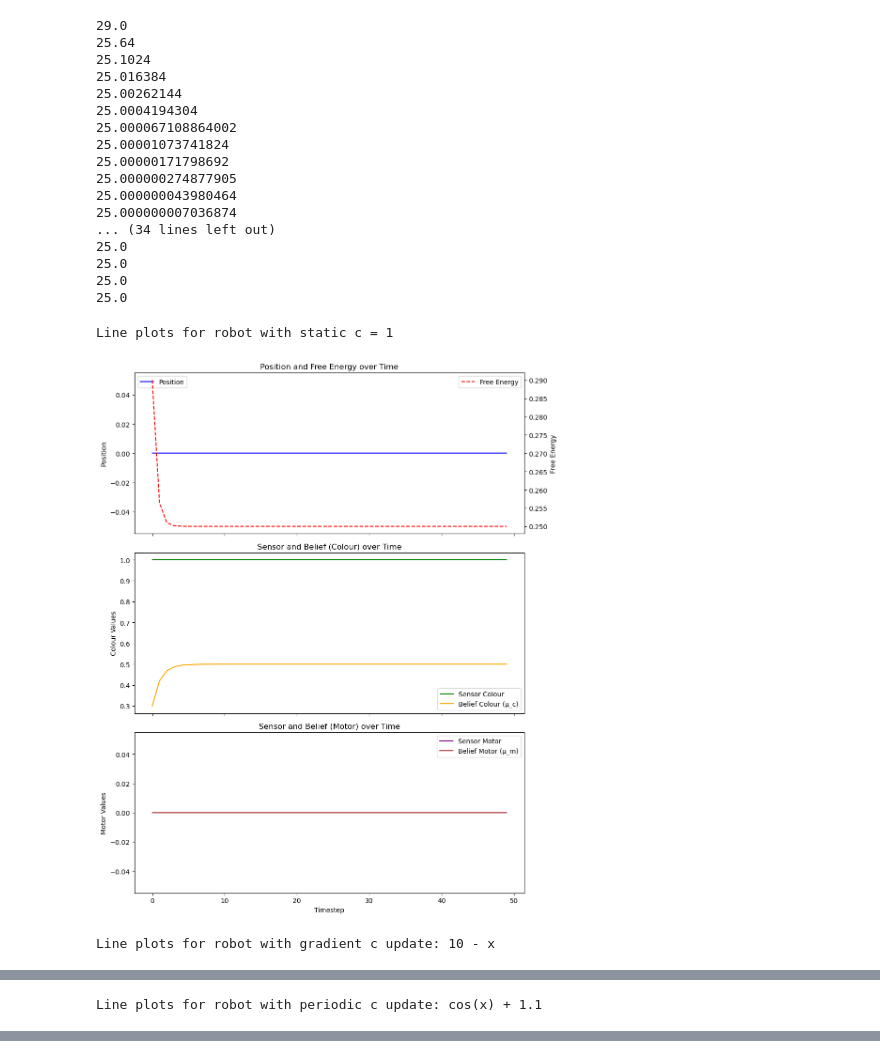
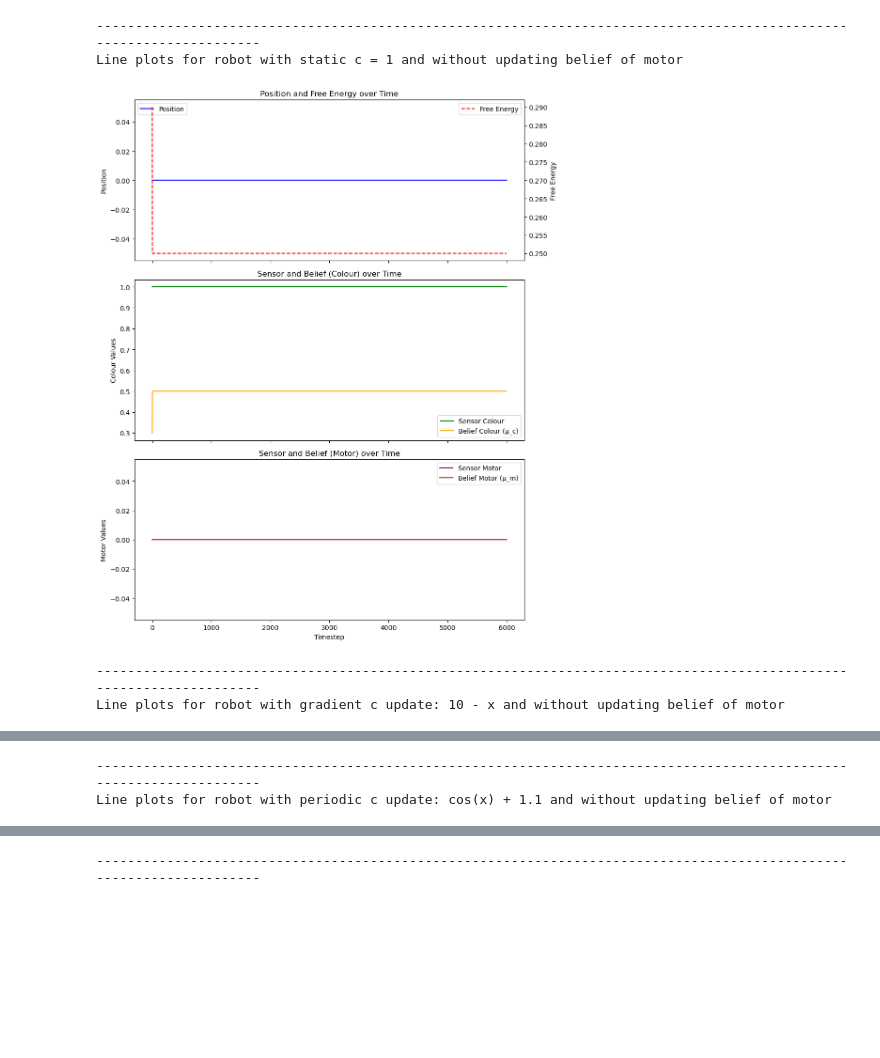
Before and after one commit to RealBenTen10/AIforRobots, a Jupyter notebook: Task10/Task10.2.ipynb, the cells around one changed output, grey strips where cells are left out. Saved outputs shown, nothing was run; the diff lists cells and outputs as text; code cells hidden in the pictures; blank space fills up the shorter version.

```diff
--- a/Task10/Task10.2.ipynb
+++ b/Task10/Task10.2.ipynb
@@ -210,36 +257,24 @@ Then for periodic cos(x) + 1.1
 robot7 = Robot(π_zm=0.0001, static=True, upd_m=False)
 robot8 = Robot(π_zm=0.0001, gradient=True, upd_m=False)
 robot9 = Robot(π_zm=0.0001, periodic=True, upd_m=False)
-for i in range(50):
-    #robot7.step()
+for i in range(6000):
+    robot7.step()
     robot8.step()
-    #robot9.step()
+    robot9.step()
-# %% [output]
-29.0
-25.64
-25.1024
-25.016384
-25.00262144
-25.0004194304
-25.000067108864002
-25.00001073741824
-25.00000171798692
-25.000000274877905
-25.000000043980464
-25.000000007036874
-... (34 lines left out)
-25.0
-25.0
-25.0
-25.0
 # %%
-print("Line plots for robot with static c = 1")
-#robot7.line_plot()
-print("Line plots for robot with gradient c update: 10 - x")
+print("---------------------------------------------------------------------------------------------------------------------")
+print("Line plots for robot with static c = 1 and without updating belief of motor")
+robot7.line_plot()
+print("---------------------------------------------------------------------------------------------------------------------")
+print("Line plots for robot with gradient c update: 10 - x and without updating belief of motor")
 robot8.line_plot()
-print("Line plots for robot with periodic c update: cos(x) + 1.1")
-#robot9.line_plot()
+print("---------------------------------------------------------------------------------------------------------------------")
+print("Line plots for robot with periodic c update: cos(x) + 1.1 and without updating belief of motor")
+robot9.line_plot()
+print("---------------------------------------------------------------------------------------------------------------------")
 # %% [output]
-Line plots for robot with static c = 1
+---------------------------------------------------------------------------------------------------------------------
+Line plots for robot with static c = 1 and without updating belief of motor
-[figure, old version]
+[figure, new version]
-Line plots for robot with gradient c update: 10 - x
+---------------------------------------------------------------------------------------------------------------------
+Line plots for robot with gradient c update: 10 - x and without updating belief of motor
@@ -247 +282,2 @@ Line plots for robot with gradient c update: 10 - x
-Line plots for robot with periodic c update: cos(x) + 1.1
+---------------------------------------------------------------------------------------------------------------------
+Line plots for robot with periodic c update: cos(x) + 1.1 and without updating belief of motor
@@ -248,0 +285 @@ Line plots for robot with periodic c update: cos(x) + 1.1
+---------------------------------------------------------------------------------------------------------------------
```
Also changed, not shown: parts of 7 cells of this notebook.
